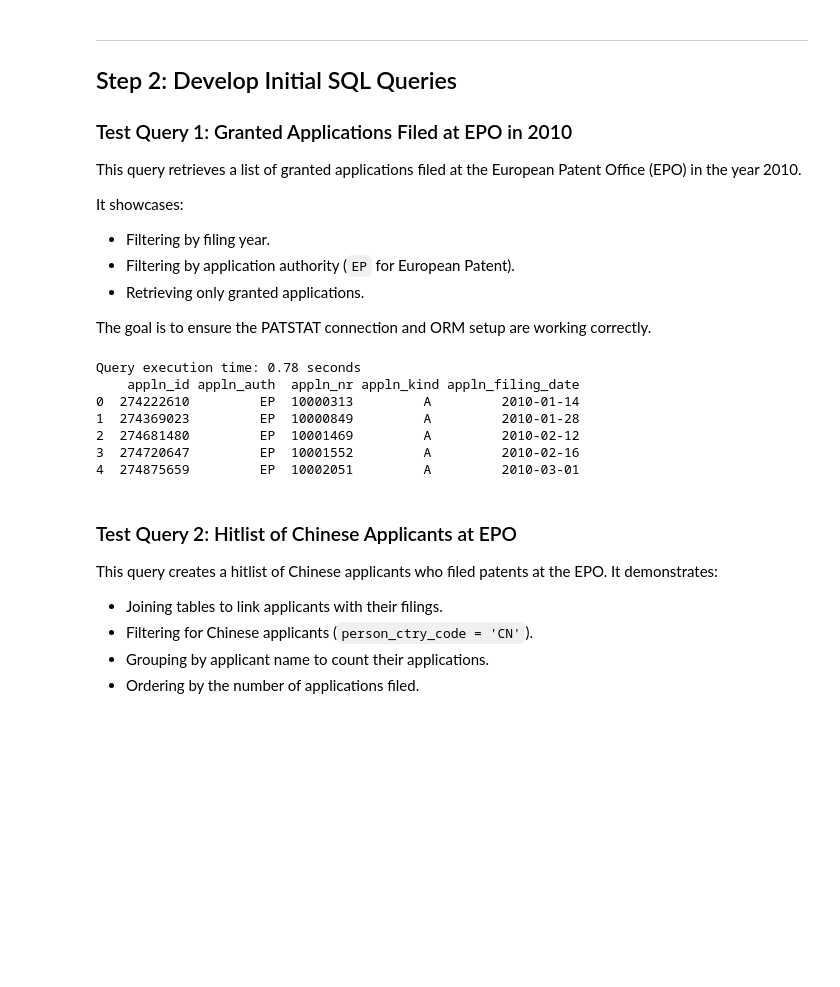
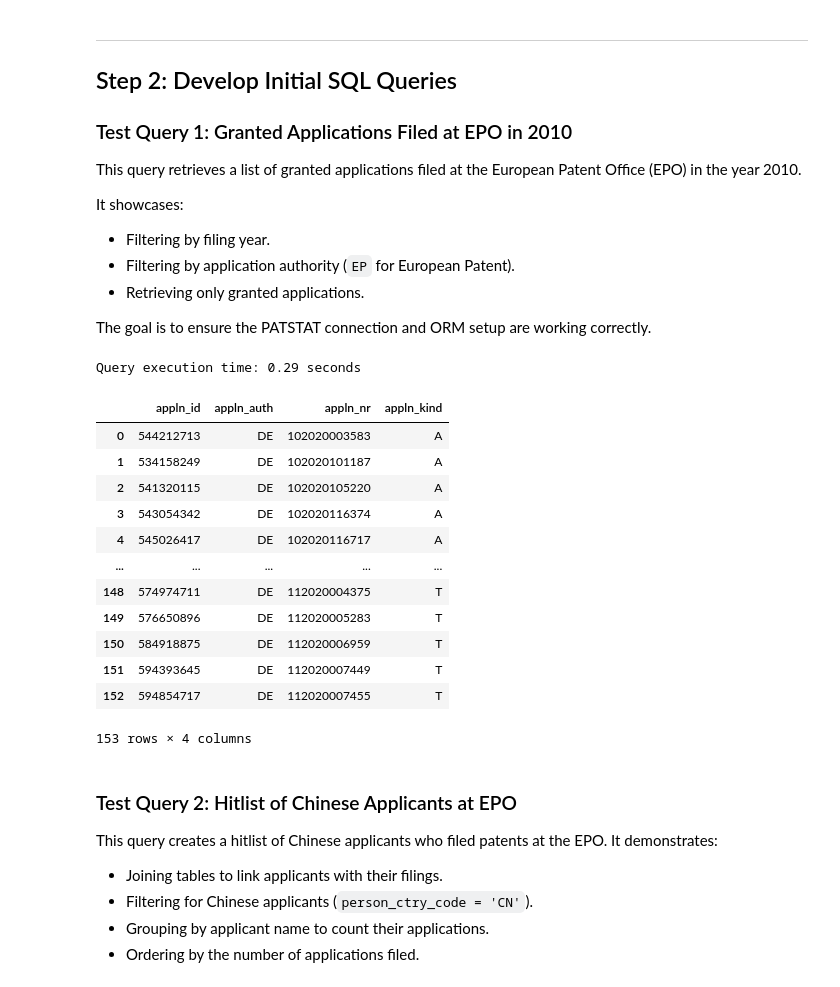
Before and after one commit to mtcberlin/epo.tip.piznet, a Jupyter notebook: piznet/epo_pkf2024_piznet_final.ipynb, the cells around one changed output. Cells and saved outputs as stored; diff of their text form; code cells hidden in the pictures; blank space fills up the shorter version.

```diff
--- a/piznet/epo_pkf2024_piznet_final.ipynb
+++ b/piznet/epo_pkf2024_piznet_final.ipynb
@@ -169,40 +190,47 @@ The goal is to ensure the PATSTAT connection and ORM setup are working correctly
 # %%
 # Test query 1
 
 # Start the timer
 start_time = time.time()
 
 q = db.query(
     TLS201_APPLN.appln_id,
     TLS201_APPLN.appln_auth,
     TLS201_APPLN.appln_nr,
-    TLS201_APPLN.appln_kind,
-    TLS201_APPLN.appln_filing_date,
+    TLS201_APPLN.appln_kind
 ).filter(
-    TLS201_APPLN.appln_filing_year == 2010,
-    TLS201_APPLN.appln_auth == "EP",
-    TLS201_APPLN.granted == "Y",
+    TLS201_APPLN.appln_filing_year == 2020,
+    TLS201_APPLN.appln_auth == "DE",
+    TLS201_APPLN.granted == "N",
 )
 
 df = patstat.df(q)
 
 # Stop the timer
 end_time = time.time()
 
 # Calculate and print the execution time
 execution_time = end_time - start_time
 print(f"Query execution time: {execution_time:.2f} seconds")
 
 # Display the first few rows of the DataFrame
-print(df.head())
+# print(df.head())
+df
 # %% [output]
-Query execution time: 0.78 seconds
-    appln_id appln_auth  appln_nr appln_kind appln_filing_date
-0  274222610         EP  10000313         A         2010-01-14
-1  274369023         EP  10000849         A         2010-01-28
-2  274681480         EP  10001469         A         2010-02-12
-3  274720647         EP  10001552         A         2010-02-16
-4  274875659         EP  10002051         A         2010-03-01
+Query execution time: 0.29 seconds
+|  | appln_id | appln_auth | appln_nr | appln_kind |
+| 0 | 544212713 | DE | 102020003583 | A |
+| 1 | 534158249 | DE | 102020101187 | A |
+| 2 | 541320115 | DE | 102020105220 | A |
+| 3 | 543054342 | DE | 102020116374 | A |
+| 4 | 545026417 | DE | 102020116717 | A |
+| ... | ... | ... | ... | ... |
+| 148 | 574974711 | DE | 112020004375 | T |
+| 149 | 576650896 | DE | 112020005283 | T |
+| 150 | 584918875 | DE | 112020006959 | T |
+| 151 | 594393645 | DE | 112020007449 | T |
+| 152 | 594854717 | DE | 112020007455 | T |
+153 rows × 4 columns
 # %% [markdown]
 ### Test Query 2: Hitlist of Chinese Applicants at EPO
 
```
Also changed, not shown: parts of 4 cells of this notebook.
